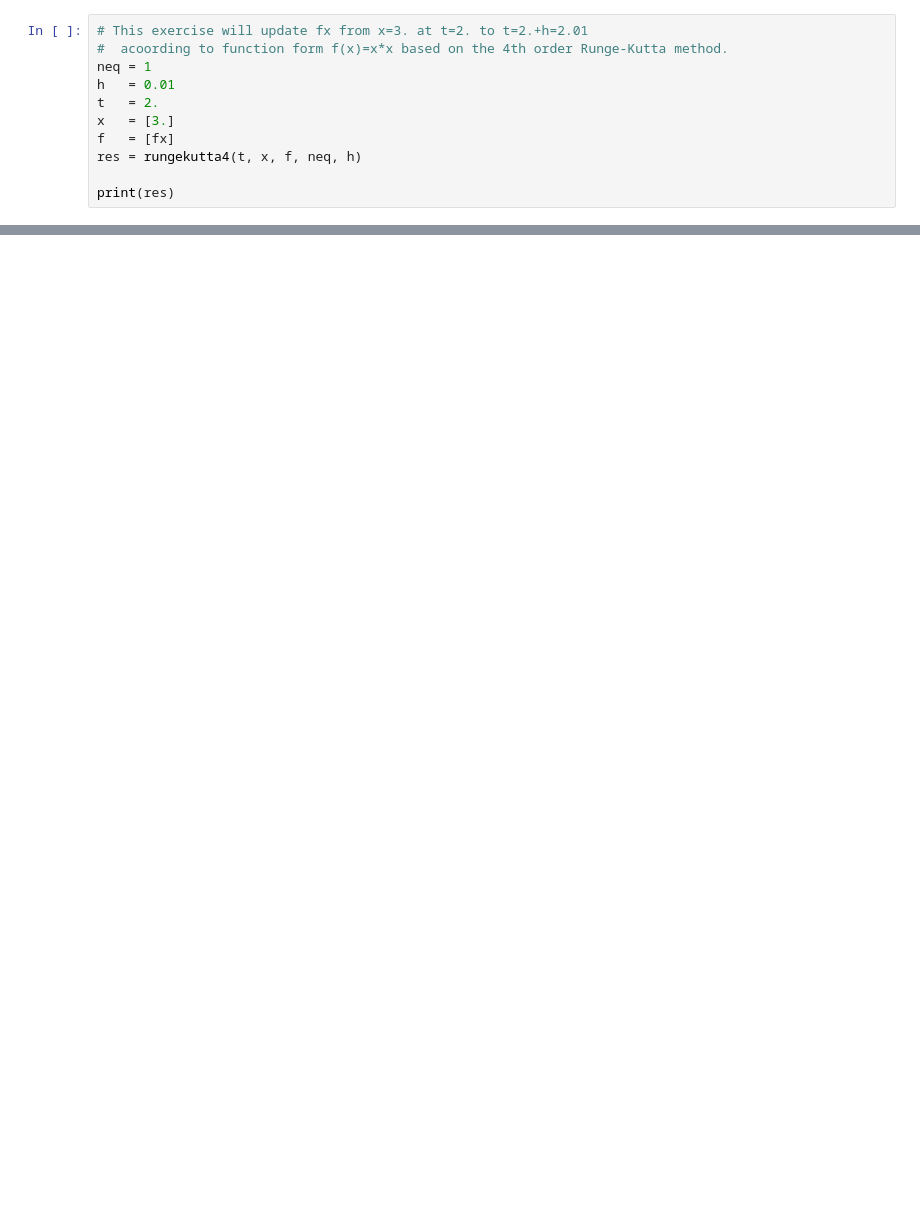
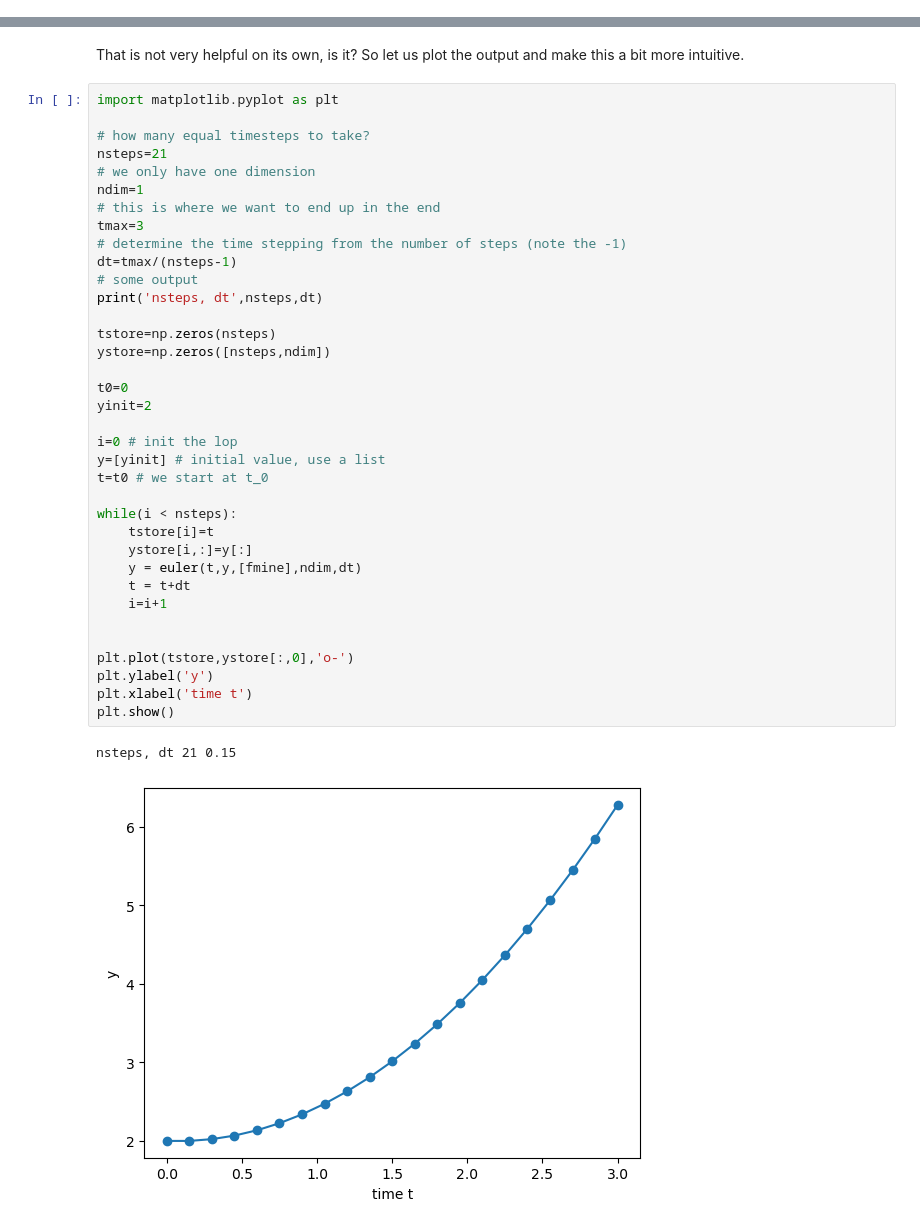
Before and after one commit to dunyuliu/Earth_From_Lab_To_Planet_Tutorials, a Jupyter notebook: Module0_ODENumericalGuide.ipynb, the cells around one changed output, grey strips where cells are left out. Cells and saved outputs as stored; diff of their text form; blank space fills up the shorter version.

```diff
--- a/Module0_ODENumericalGuide.ipynb
+++ b/Module0_ODENumericalGuide.ipynb
@@ -180,11 +0,0 @@ def rungekutta4(t, x, f, neq, h):
-# %%
-# This exercise will update fx from x=3. at t=2. to t=2.+h=2.01
-#  acoording to function form f(x)=x*x based on the 4th order Runge-Kutta method.
-neq = 1
-h   = 0.01
-t   = 2.
-x   = [3.]
-f   = [fx]
-res = rungekutta4(t, x, f, neq, h)
-
-print(res)
@@ -203,0 +146,41 @@ Feel free to make your own customized Euler, Midpoint, and 4th order Runge-Kutta
+# %% [markdown]
+That is not very helpful on its own, is it? So let us plot the output and make this a bit more intuitive.
+# %%
+import matplotlib.pyplot as plt
+
+# how many equal timesteps to take?
+nsteps=21
+# we only have one dimension
+ndim=1
+# this is where we want to end up in the end
+tmax=3
+# determine the time stepping from the number of steps (note the -1)
+dt=tmax/(nsteps-1)
+# some output
+print('nsteps, dt',nsteps,dt)
+
+tstore=np.zeros(nsteps)
+ystore=np.zeros([nsteps,ndim])
+
+t0=0
+yinit=2
+
+i=0 # init the lop
+y=[yinit] # initial value, use a list
+t=t0 # we start at t_0
+
+while(i < nsteps):
+    tstore[i]=t
+    ystore[i,:]=y[:]
+    y = euler(t,y,[fmine],ndim,dt)
+    t = t+dt
+    i=i+1
+
+
+plt.plot(tstore,ystore[:,0],'o-')
+plt.ylabel('y')
+plt.xlabel('time t')
+plt.show()
+# %% [output]
+nsteps, dt 21 0.15
+[figure, added]
```
Also changed, not shown: parts of 39 cells of this notebook, 2 other files.
